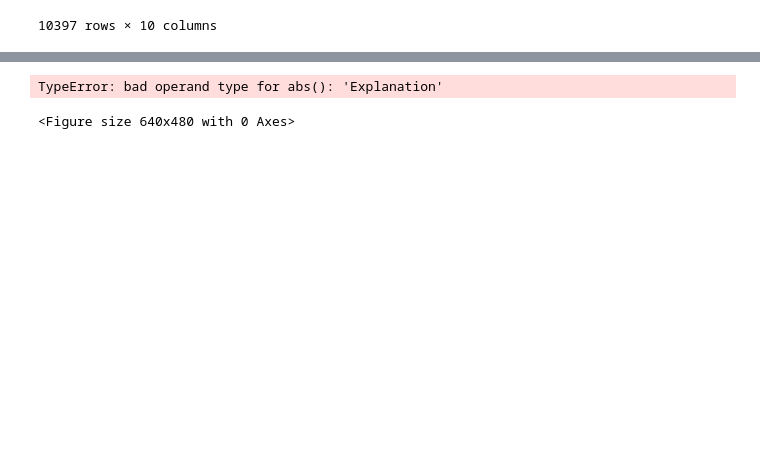
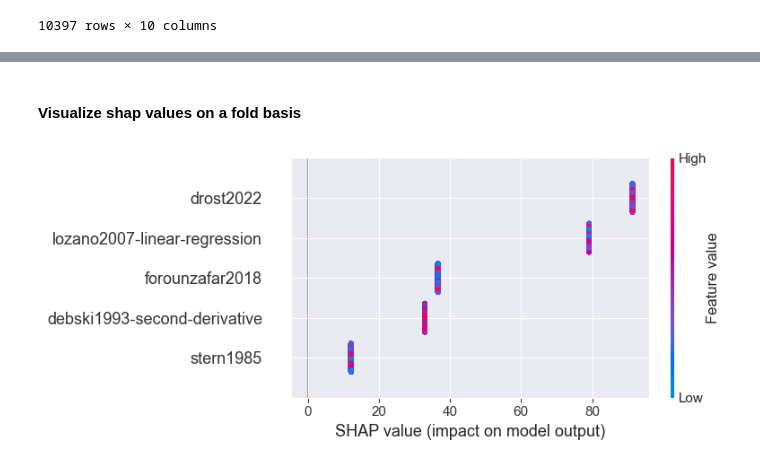
Before and after one commit to empkins/pepbench, a Jupyter notebook: experiments/pep_algorithm_benchmarking/notebooks/ML_analysis/Evaluation/AnalyseShapValues.ipynb, the cells around one changed output, grey strips where cells are left out. Drawn from its saved outputs; the diff is of its cells as text; code cells hidden in the pictures; blank space fills up the shorter version.

```diff
--- a/experiments/pep_algorithm_benchmarking/notebooks/ML_analysis/Evaluation/AnalyseShapValues.ipynb
+++ b/experiments/pep_algorithm_benchmarking/notebooks/ML_analysis/Evaluation/AnalyseShapValues.ipynb
@@ -199,2 +128,2 @@ print(np.mean(test_shap_values[test_folds[4]], axis=0))
 # %%
-shap_per_fold_svr, test_folds_svr, pipeline_folds_svr = compute_shap_values(pipeline_permuter, data, ('StandardScaler', 'SelectFromModel', 'RandomForestRegressor'))
+shap_per_fold_svr, test_folds_svr, pipeline_folds_svr, _, feature_names = compute_shap_values(pipeline_permuter, data, ('StandardScaler', 'SelectFromModel', 'RandomForestRegressor'))
@@ -203,9 +186,9 @@ shap_values_svr = np.concatenate(shap_per_fold_svr)
+# %% [markdown]
+#### Visualize shap values on a fold basis
 # %%
-features = data.iloc[list(np.concatenate(test_folds_svr)), :].values
-feature_names = data.columns
+features = data.iloc[list(test_folds_svr[0]), :][feature_names[0]].values
 shap.summary_plot(
-    shap_values_svr, features=features, feature_names=feature_names
+    shap_per_fold_svr[0], features=features, feature_names=feature_names[0]
 )
 # %% [output]
-TypeError: bad operand type for abs(): 'Explanation'
-<Figure size 640x480 with 0 Axes>
+[figure, added]
```
Also changed, not shown: parts of 20 cells of this notebook, 8 other files.
